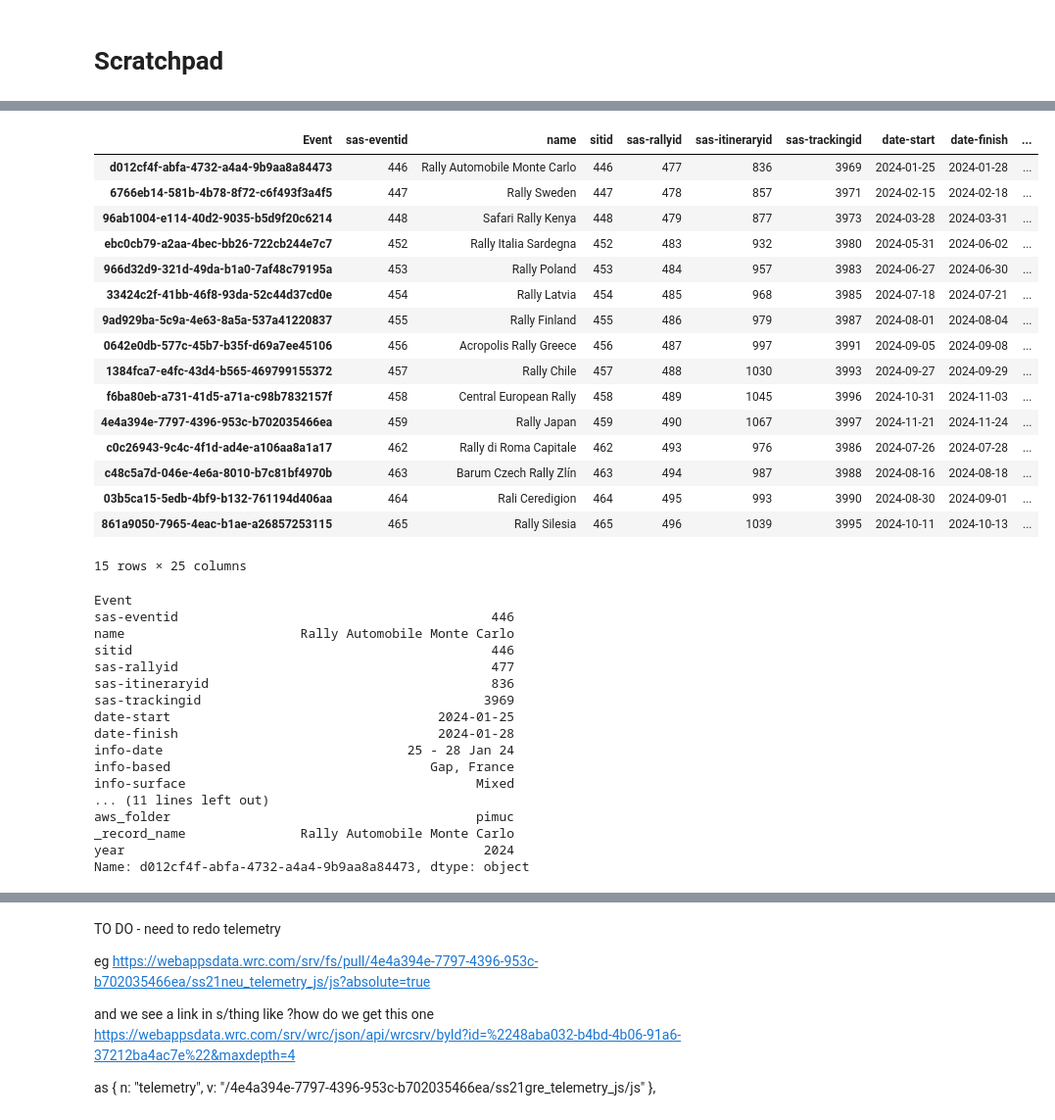
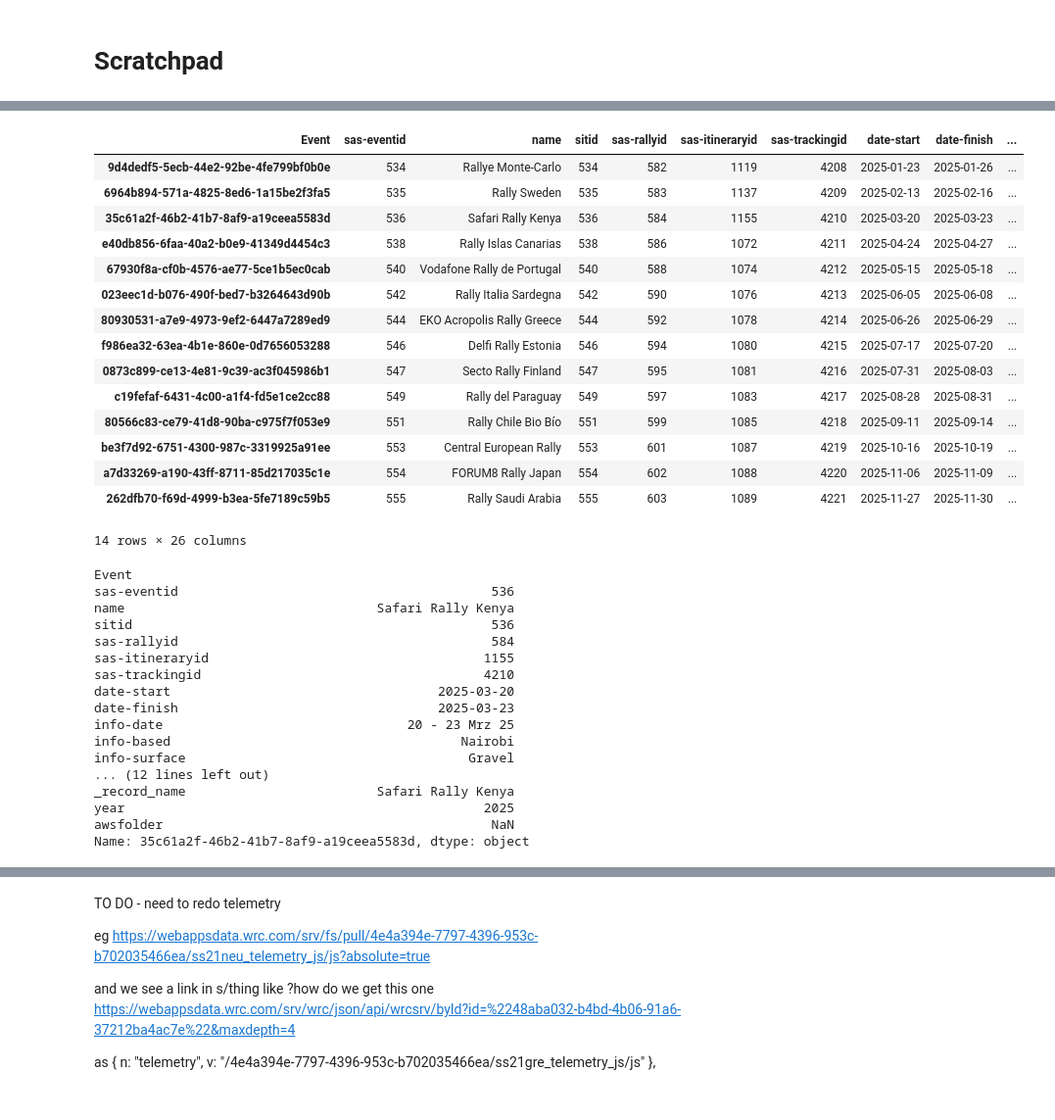
Before and after one commit to RallyDataJunkie/wrc-shinylive-geo, a Jupyter notebook: src/shinyapp/.scratchpad.ipynb, the cells around one changed output, grey strips where cells are left out. Shown at 98% size. Cells and saved outputs as stored; diff of their text form; code cells hidden in the pictures.

```diff
--- a/src/shinyapp/.scratchpad.ipynb
+++ b/src/shinyapp/.scratchpad.ipynb
@@ -47,42 +47,41 @@ avalability                                         NaN
 Name: 6ad7a7fa-da2c-43bb-93c5-da788d0ab7a5, dtype: object
 # %%
-wrc.get_rallies_data(2024)
+wrc.get_rallies_data(2025)
 # %% [output]
 | Event | sas-eventid | name | sitid | sas-rallyid | sas-itineraryid | sas-trackingid | date-start | date-finish | ... |
-| d012cf4f-abfa-4732-a4a4-9b9aa8a84473 | 446 | Rally Automobile Monte Carlo | 446 | 477 | 836 | 3969 | 2024-01-25 | 2024-01-28 | ... |
-| 6766eb14-581b-4b78-8f72-c6f493f3a4f5 | 447 | Rally Sweden | 447 | 478 | 857 | 3971 | 2024-02-15 | 2024-02-18 | ... |
-| 96ab1004-e114-40d2-9035-b5d9f20c6214 | 448 | Safari Rally Kenya | 448 | 479 | 877 | 3973 | 2024-03-28 | 2024-03-31 | ... |
-| ebc0cb79-a2aa-4bec-bb26-722cb244e7c7 | 452 | Rally Italia Sardegna | 452 | 483 | 932 | 3980 | 2024-05-31 | 2024-06-02 | ... |
-| 966d32d9-321d-49da-b1a0-7af48c79195a | 453 | Rally Poland | 453 | 484 | 957 | 3983 | 2024-06-27 | 2024-06-30 | ... |
-| 33424c2f-41bb-46f8-93da-52c44d37cd0e | 454 | Rally Latvia | 454 | 485 | 968 | 3985 | 2024-07-18 | 2024-07-21 | ... |
-| 9ad929ba-5c9a-4e63-8a5a-537a41220837 | 455 | Rally Finland | 455 | 486 | 979 | 3987 | 2024-08-01 | 2024-08-04 | ... |
-| 0642e0db-577c-45b7-b35f-d69a7ee45106 | 456 | Acropolis Rally Greece | 456 | 487 | 997 | 3991 | 2024-09-05 | 2024-09-08 | ... |
-| 1384fca7-e4fc-43d4-b565-469799155372 | 457 | Rally Chile | 457 | 488 | 1030 | 3993 | 2024-09-27 | 2024-09-29 | ... |
-| f6ba80eb-a731-41d5-a71a-c98b7832157f | 458 | Central European Rally | 458 | 489 | 1045 | 3996 | 2024-10-31 | 2024-11-03 | ... |
-| 4e4a394e-7797-4396-953c-b702035466ea | 459 | Rally Japan | 459 | 490 | 1067 | 3997 | 2024-11-21 | 2024-11-24 | ... |
-| c0c26943-9c4c-4f1d-ad4e-a106aa8a1a17 | 462 | Rally di Roma Capitale | 462 | 493 | 976 | 3986 | 2024-07-26 | 2024-07-28 | ... |
-| c48c5a7d-046e-4e6a-8010-b7c81bf4970b | 463 | Barum Czech Rally Zlín | 463 | 494 | 987 | 3988 | 2024-08-16 | 2024-08-18 | ... |
-| 03b5ca15-5edb-4bf9-b132-761194d406aa | 464 | Rali Ceredigion | 464 | 495 | 993 | 3990 | 2024-08-30 | 2024-09-01 | ... |
-| 861a9050-7965-4eac-b1ae-a26857253115 | 465 | Rally Silesia | 465 | 496 | 1039 | 3995 | 2024-10-11 | 2024-10-13 | ... |
+| 9d4dedf5-5ecb-44e2-92be-4fe799bf0b0e | 534 | Rallye Monte-Carlo | 534 | 582 | 1119 | 4208 | 2025-01-23 | 2025-01-26 | ... |
+| 6964b894-571a-4825-8ed6-1a15be2f3fa5 | 535 | Rally Sweden | 535 | 583 | 1137 | 4209 | 2025-02-13 | 2025-02-16 | ... |
+| 35c61a2f-46b2-41b7-8af9-a19ceea5583d | 536 | Safari Rally Kenya | 536 | 584 | 1155 | 4210 | 2025-03-20 | 2025-03-23 | ... |
+| e40db856-6faa-40a2-b0e9-41349d4454c3 | 538 | Rally Islas Canarias | 538 | 586 | 1072 | 4211 | 2025-04-24 | 2025-04-27 | ... |
+| 67930f8a-cf0b-4576-ae77-5ce1b5ec0cab | 540 | Vodafone Rally de Portugal | 540 | 588 | 1074 | 4212 | 2025-05-15 | 2025-05-18 | ... |
+| 023eec1d-b076-490f-bed7-b3264643d90b | 542 | Rally Italia Sardegna | 542 | 590 | 1076 | 4213 | 2025-06-05 | 2025-06-08 | ... |
+| 80930531-a7e9-4973-9ef2-6447a7289ed9 | 544 | EKO Acropolis Rally Greece | 544 | 592 | 1078 | 4214 | 2025-06-26 | 2025-06-29 | ... |
+| f986ea32-63ea-4b1e-860e-0d7656053288 | 546 | Delfi Rally Estonia | 546 | 594 | 1080 | 4215 | 2025-07-17 | 2025-07-20 | ... |
+| 0873c899-ce13-4e81-9c39-ac3f045986b1 | 547 | Secto Rally Finland | 547 | 595 | 1081 | 4216 | 2025-07-31 | 2025-08-03 | ... |
+| c19fefaf-6431-4c00-a1f4-fd5e1ce2cc88 | 549 | Rally del Paraguay | 549 | 597 | 1083 | 4217 | 2025-08-28 | 2025-08-31 | ... |
+| 80566c83-ce79-41d8-90ba-c975f7f053e9 | 551 | Rally Chile Bio Bío | 551 | 599 | 1085 | 4218 | 2025-09-11 | 2025-09-14 | ... |
+| be3f7d92-6751-4300-987c-3319925a91ee | 553 | Central European Rally | 553 | 601 | 1087 | 4219 | 2025-10-16 | 2025-10-19 | ... |
+| a7d33269-a190-43ff-8711-85d217035c1e | 554 | FORUM8 Rally Japan | 554 | 602 | 1088 | 4220 | 2025-11-06 | 2025-11-09 | ... |
+| 262dfb70-f69d-4999-b3ea-5fe7189c59b5 | 555 | Rally Saudi Arabia | 555 | 603 | 1089 | 4221 | 2025-11-27 | 2025-11-30 | ... |
-15 rows × 25 columns
+14 rows × 26 columns
 # %%
-wrc.get_rallies_data(2024).iloc[0]
+wrc.get_rallies_data(2025).iloc[2]
 # %% [output]
 Event
-sas-eventid                                         446
-name                       Rally Automobile Monte Carlo
-sitid                                               446
-sas-rallyid                                         477
-sas-itineraryid                                     836
-sas-trackingid                                     3969
-date-start                                   2024-01-25
-date-finish                                  2024-01-28
-info-date                                25 - 28 Jan 24
-info-based                                  Gap, France
-info-surface                                      Mixed
-... (11 lines left out)
-aws_folder                                        pimuc
-_record_name               Rally Automobile Monte Carlo
-year                                               2024
-Name: d012cf4f-abfa-4732-a4a4-9b9aa8a84473, dtype: object
+sas-eventid                                         536
+name                                 Safari Rally Kenya
+sitid                                               536
+sas-rallyid                                         584
+sas-itineraryid                                    1155
+sas-trackingid                                     4210
+date-start                                   2025-03-20
+date-finish                                  2025-03-23
+info-date                                20 - 23 Mrz 25
+info-based                                      Nairobi
+info-surface                                     Gravel
+... (12 lines left out)
+_record_name                         Safari Rally Kenya
+year                                               2025
+awsfolder                                           NaN
+Name: 35c61a2f-46b2-41b7-8af9-a19ceea5583d, dtype: object
 # %%
```
Also changed, not shown: parts of 33 cells of this notebook, 1 other file.
